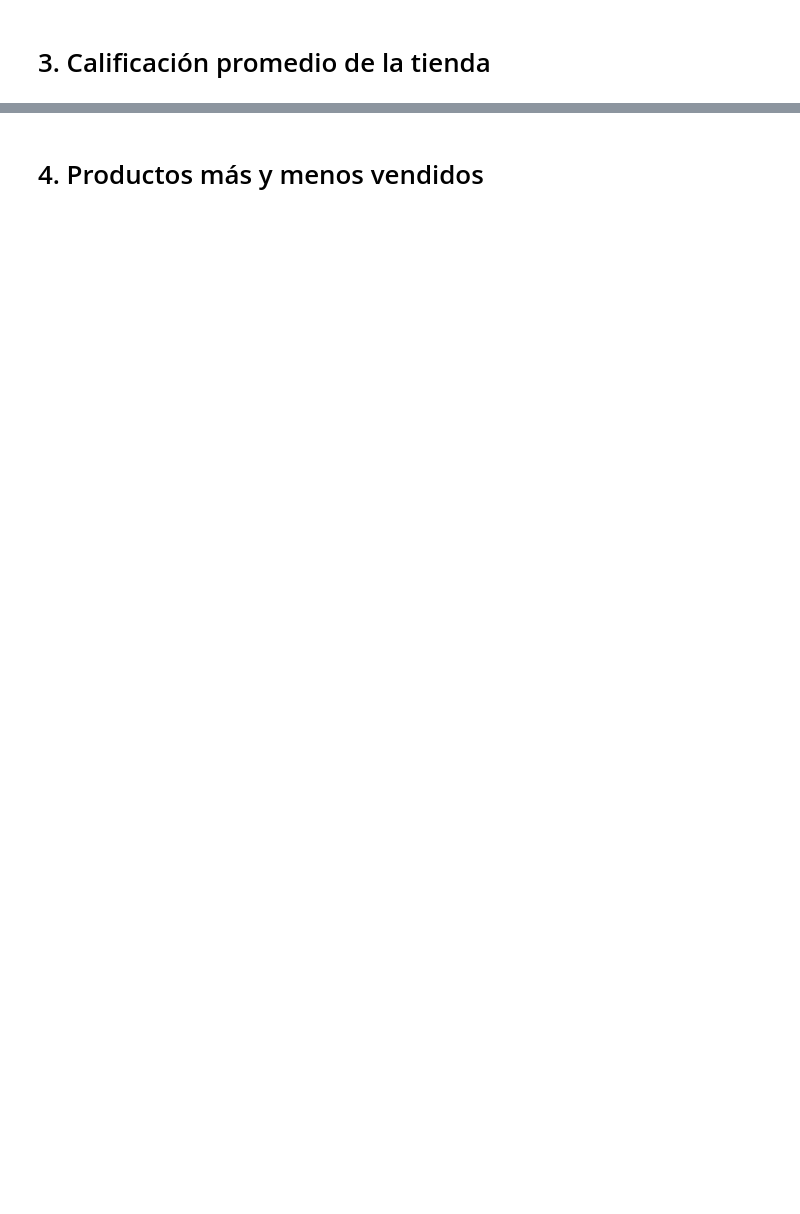
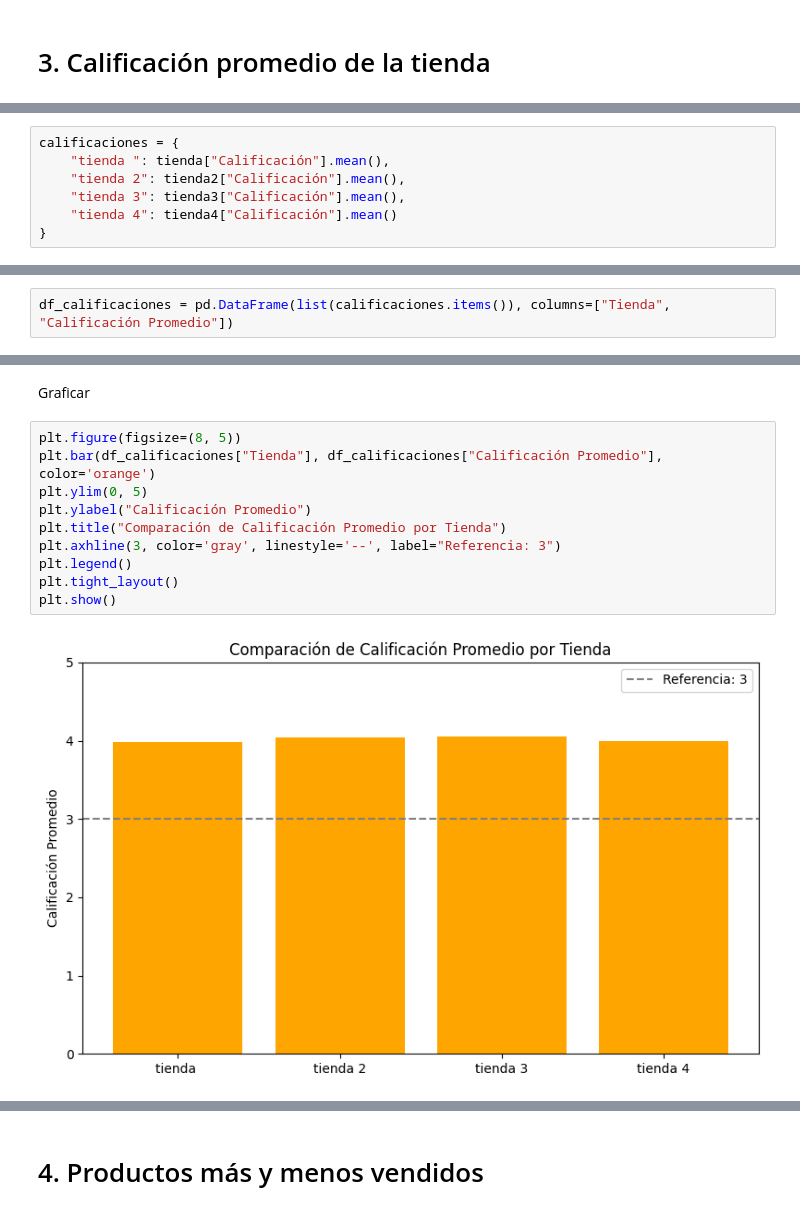
Before and after one commit to Brianbrowncoopman/challenge1-data-science-latam, a Jupyter notebook: AluraStoreLatam.ipynb, the cells around one changed output, grey strips where cells are left out. Saved outputs shown, nothing was run; the diff lists cells and outputs as text; blank space fills up the shorter version.

```diff
--- a/AluraStoreLatam.ipynb
+++ b/AluraStoreLatam.ipynb
@@ -133,0 +152,7 @@ plt.show()
+# %%
+calificaciones = {
+    "tienda ": tienda["Calificación"].mean(),
+    "tienda 2": tienda2["Calificación"].mean(),
+    "tienda 3": tienda3["Calificación"].mean(),
+    "tienda 4": tienda4["Calificación"].mean()
+}
@@ -133,0 +161,2 @@ plt.show()
+# %%
+df_calificaciones = pd.DataFrame(list(calificaciones.items()), columns=["Tienda", "Calificación Promedio"])
@@ -133,0 +173,14 @@ plt.show()
+# %% [markdown]
+Graficar
+# %%
+plt.figure(figsize=(8, 5))
+plt.bar(df_calificaciones["Tienda"], df_calificaciones["Calificación Promedio"], color='orange')
+plt.ylim(0, 5)
+plt.ylabel("Calificación Promedio")
+plt.title("Comparación de Calificación Promedio por Tienda")
+plt.axhline(3, color='gray', linestyle='--', label="Referencia: 3")
+plt.legend()
+plt.tight_layout()
+plt.show()
+# %% [output]
+[figure, added]
```
Also changed, not shown: parts of 19 cells of this notebook.
